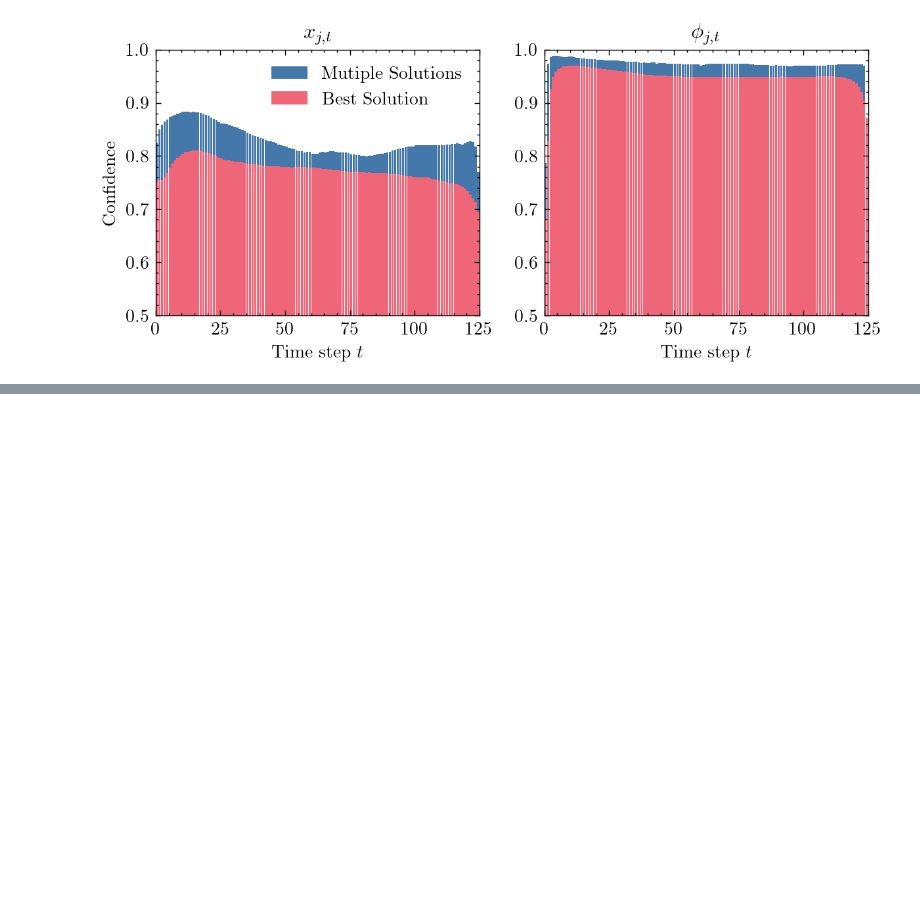
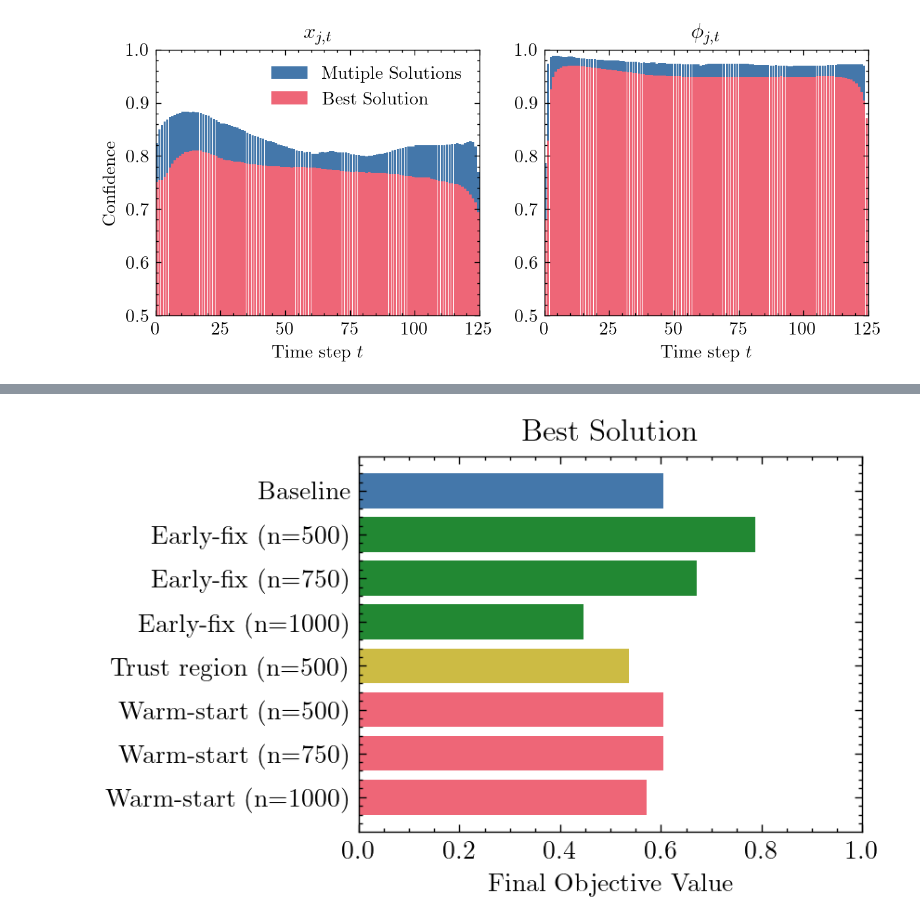
Before and after one commit to gos-ufsc/sat-gnn, a Jupyter notebook: notebooks/6.0-bmp-paper.plots.ipynb, the cells around one changed output, grey strips where cells are left out. Drawn from its saved outputs; the diff is of its cells as text; code cells hidden in the pictures; blank space fills up the shorter version.

```diff
--- a/notebooks/6.0-bmp-paper.plots.ipynb
+++ b/notebooks/6.0-bmp-paper.plots.ipynb
@@ -288,0 +444,21 @@ fig.show()
+# %%
+labels = df.sort_values(by=['heuristic', 'n'])['label'].unique()[::-1]
+
+colors = plt.rcParams['axes.prop_cycle'].by_key()['color']
+bar_colors = np.array([colors[0],] * len(labels))
+bar_colors[[('Warm-start' in l) for l in labels]] = colors[1]
+bar_colors[[('Early-fix' in l) for l in labels]] = colors[2]
+bar_colors[[('Trust region' in l) for l in labels]] = colors[3]
+
+means = df.groupby('label')['relative_objective'].mean().loc[labels]
+# stds = df.groupby('label')['relative_objective'].std().loc[labels]
+
+# plt.barh(np.arange(len(labels)), means, tick_label=labels, xerr=stds)
+plt.barh(np.arange(len(labels)), means, tick_label=labels, color=bar_colors)
+
+plt.title('Best Solution')
+plt.xlim(0,1)
+plt.xlabel('Final Objective Value')
+plt.show()
+# %% [output]
+[figure, added]
```
Also changed, not shown: parts of 11 cells of this notebook.
